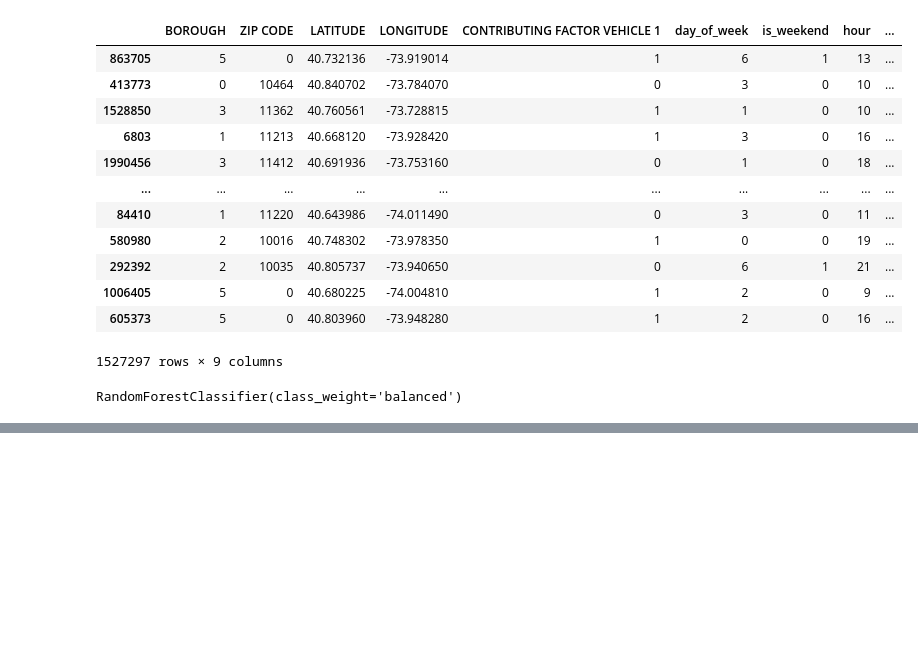
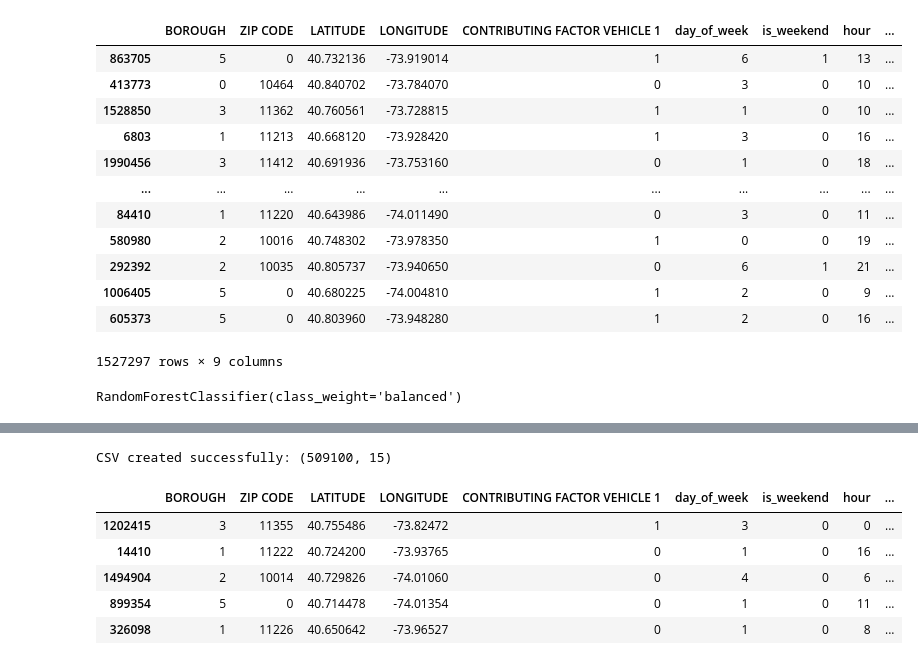
Before and after one commit to utkuseyithanoglu/nyc-car-crash-analysis, a Jupyter notebook: utku-explo/rf_model.ipynb, the cells around one changed output, grey strips where cells are left out. Saved outputs shown, nothing was run; the diff lists cells and outputs as text; code cells hidden in the pictures; blank space fills up the shorter version.

Commit message:
rf-and-grid

```diff
--- a/utku-explo/rf_model.ipynb
+++ b/utku-explo/rf_model.ipynb
@@ -473,0 +492,2 @@ np.round(pd.DataFrame(rf_model.feature_importances_,rf_model.feature_names_in_)*
+# %%
+GridSearchCVm.fit(x_train,y_train)
@@ -473,0 +567,5 @@ np.round(pd.DataFrame(rf_model.feature_importances_,rf_model.feature_names_in_)*
+# %%
+import pickle
+
+with open("gridsearch_crash_model.pkl", "wb") as f:
+    pickle.dump(GridSearchCVm.best_estimator_, f)
@@ -473,0 +590,9 @@ np.round(pd.DataFrame(rf_model.feature_importances_,rf_model.feature_names_in_)*
+# %%
+with open("rf_crash_model.pkl", "rb") as f:
+    rf_model_loaded = pickle.load(f)
+
+with open("gridsearch_crash_model.pkl", "rb") as f:
+    gs_model_loaded = pickle.load(f)
+
+with open("model_features.pkl", "rb") as f:
+    feature_cols = pickle.load(f)
@@ -473,0 +601,63 @@ np.round(pd.DataFrame(rf_model.feature_importances_,rf_model.feature_names_in_)*
+# %%
+# ---------------------------
+# LOAD EXISTING FILES
+# ---------------------------
+with open("gridsearch_crash_model.pkl", "rb") as f:
+    gs_model_loaded = pickle.load(f)
+
+with open("model_features.pkl", "rb") as f:
+    feature_cols = pickle.load(f)
+
+# ---------------------------
+# ALIGN TEST FEATURES
+# ---------------------------
+x_test_aligned = x_test[feature_cols].copy()
+
+# ---------------------------
+# GRIDSEARCH PREDICTIONS
+# ---------------------------
+gs_pred_class = gs_model_loaded.predict(x_test_aligned)
+gs_pred_prob = gs_model_loaded.predict_proba(x_test_aligned)[:, 1]
+
+threshold = 0.30
+gs_pred_class_03 = (gs_pred_prob >= threshold).astype(int)
+
+# ---------------------------
+# TABLEAU DATASET
+# ---------------------------
+tableau_pred_df = x_test_aligned.copy()
+tableau_pred_df["actual_injury_flag"] = y_test.values
+tableau_pred_df["gs_pred_class"] = gs_pred_class
+tableau_pred_df["gs_pred_prob"] = gs_pred_prob
+tableau_pred_df["gs_pred_class_03"] = gs_pred_class_03
+
+borough_map_reverse = {
+    0: "BRONX",
+    1: "BROOKLYN",
+    2: "MANHATTAN",
+    3: "QUEENS",
+    4: "STATEN ISLAND",
+    5: "UNKNOWN"
+}
+tableau_pred_df["BOROUGH_NAME"] = tableau_pred_df["BOROUGH"].map(borough_map_reverse)
+
+vehicle_map_reverse = {
+    0: "Car",
+    1: "SUV",
+    2: "Other",
+    3: "Truck"
+}
+tableau_pred_df["vehicle_category_name"] = tableau_pred_df["vehicle_category"].map(vehicle_map_reverse)
+
+tableau_pred_df.to_csv("tableau_gridsearch_predictions.csv", index=False)
+
+print("CSV created successfully:", tableau_pred_df.shape)
+display(tableau_pred_df.head())
+# %% [output]
+CSV created successfully: (509100, 15)
+|  | BOROUGH | ZIP CODE | LATITUDE | LONGITUDE | CONTRIBUTING FACTOR VEHICLE 1 | day_of_week | is_weekend | hour | ... |
+| 1202415 | 3 | 11355 | 40.755486 | -73.82472 | 1 | 3 | 0 | 0 | ... |
+| 14410 | 1 | 11222 | 40.724200 | -73.93765 | 0 | 1 | 0 | 16 | ... |
+| 1494904 | 2 | 10014 | 40.729826 | -74.01060 | 0 | 4 | 0 | 6 | ... |
+| 899354 | 5 | 0 | 40.714478 | -74.01354 | 0 | 1 | 0 | 11 | ... |
+| 326098 | 1 | 11226 | 40.650642 | -73.96527 | 0 | 1 | 0 | 8 | ... |
```
Also changed, not shown: parts of 18 cells of this notebook.
